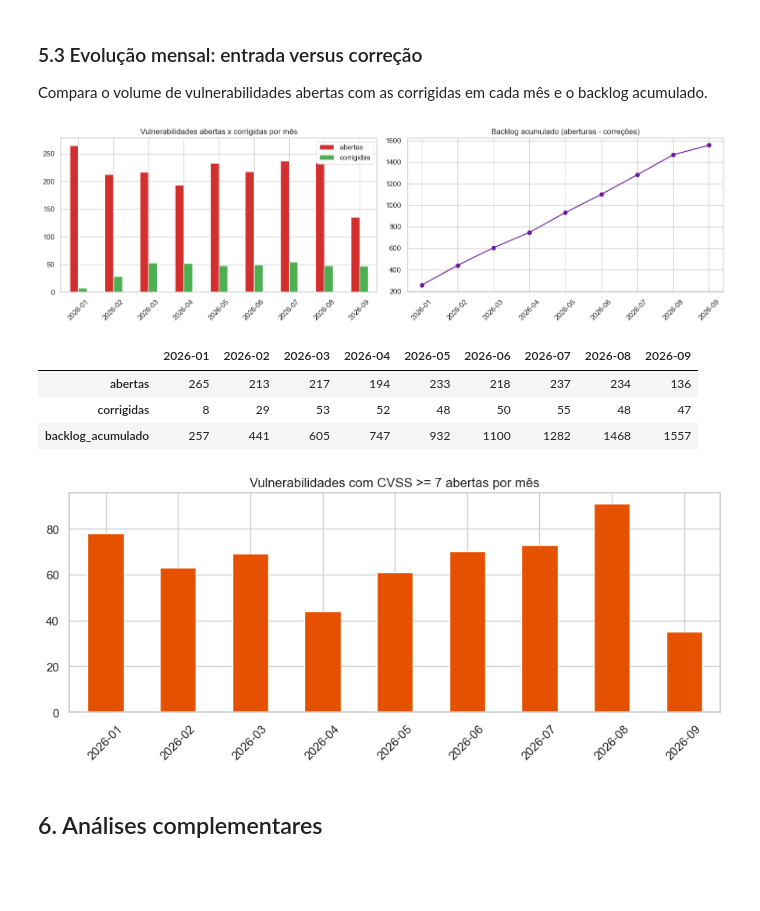
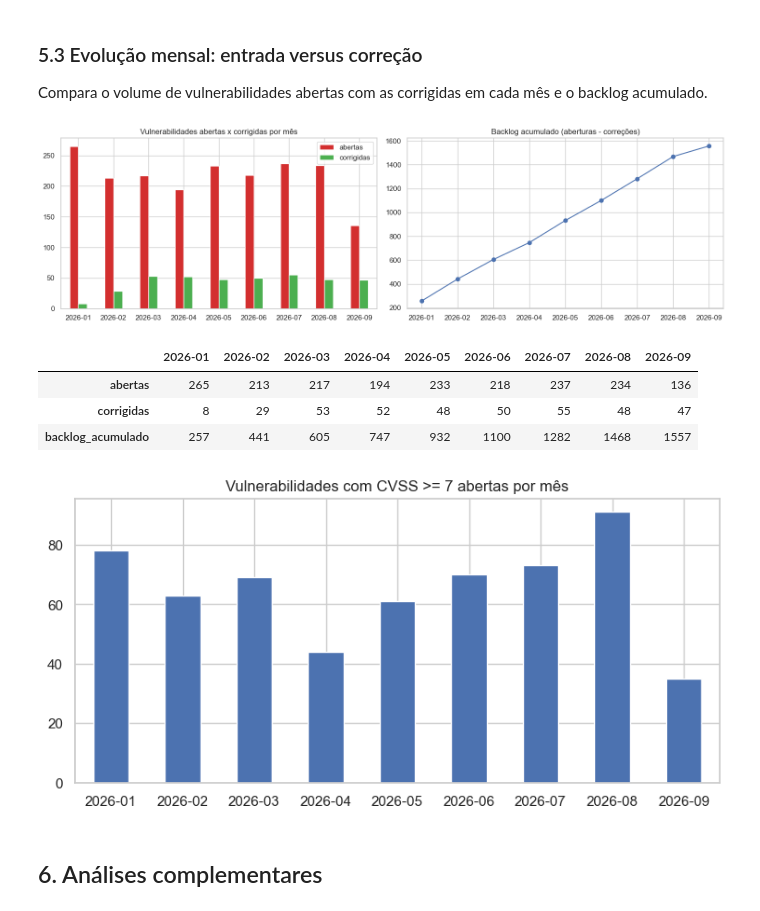
Before and after one commit to Moutt/CyberSecurity-Analytics, a Jupyter notebook: notebooks/analise_de_risco.ipynb, the cells around one changed output. Saved outputs shown, nothing was run; the diff lists cells and outputs as text; code cells hidden in the pictures; blank space fills up the shorter version.

```diff
--- a/notebooks/analise_de_risco.ipynb
+++ b/notebooks/analise_de_risco.ipynb
@@ -440,20 +440,19 @@ entradas = vulnerabilidades_df.dropna(subset=['data_abertura']).groupby(vulnerab
 saidas = (vulnerabilidades_df[vulnerabilidades_df.corrigida & ~vulnerabilidades_df.flag_data_correcao_futura].dropna(subset=['data_correcao'])
           .groupby(vulnerabilidades_df['data_correcao'].dt.to_period('M')).size())
 mensal = pd.DataFrame({'abertas': entradas, 'corrigidas': saidas}).fillna(0)
-mensal = mensal[mensal.index <= '2026-09']      # outubro é parcial
+mensal = mensal[mensal.index <= '2026-09']      # outubro sendo parcial
 mensal['backlog_acumulado'] = (mensal.abertas - mensal.corrigidas).cumsum()
 mensal.index = mensal.index.astype(str)
 
 fig, ax = plt.subplots(1, 2, figsize=(15, 4.5))
 mensal[['abertas', 'corrigidas']].plot(kind='bar', ax=ax[0], color=['#d32f2f', '#4caf50'])
-ax[0].set_title('Vulnerabilidades abertas x corrigidas por mês'); ax[0].set_xlabel(''); ax[0].tick_params(axis='x', rotation=45)
-mensal['backlog_acumulado'].plot(marker='o', ax=ax[1], color='#6a1b9a')
+ax[0].set_title('Vulnerabilidades abertas x corrigidas por mês'); ax[0].set_xlabel(''); ax[0].tick_params(axis='x', rotation=0)
+mensal['backlog_acumulado'].plot(marker='o', ax=ax[1])
 ax[1].set_title('Backlog acumulado (aberturas - correções)'); ax[1].set_xlabel('')
-ax[1].tick_params(axis='x', rotation=45)
 plt.tight_layout(); plt.show()
 mensal.astype(int).T
 # %% [output]
-[figure, old version]
+[figure, new version]
 |  | 2026-01 | 2026-02 | 2026-03 | 2026-04 | 2026-05 | 2026-06 | 2026-07 | 2026-08 | 2026-09 |
 | abertas | 265 | 213 | 217 | 194 | 233 | 218 | 237 | 234 | 136 |
 | corrigidas | 8 | 29 | 53 | 52 | 48 | 50 | 55 | 48 | 47 |
@@ -461,12 +460,16 @@ mensal.astype(int).T
 # %%
 # Vulnerabilidades graves (CVSS >= 7) abertas por mês
 graves_mes = vulnerabilidades_df[(vulnerabilidades_df.cvss_score >= 7)].dropna(subset=['data_abertura']).groupby(vulnerabilidades_df['data_abertura'].dt.to_period('M')).size()
 graves_mes = graves_mes[graves_mes.index <= '2026-09']
 graves_mes.index = graves_mes.index.astype(str)
-graves_mes.plot(kind='bar', figsize=(9, 4), color='#e65100')
-plt.title('Vulnerabilidades com CVSS >= 7 abertas por mês'); plt.xlabel(''); plt.xticks(rotation=45); plt.tight_layout(); plt.show()
+
+graves_mes.plot(kind='bar', figsize=(9, 4))
+plt.title('Vulnerabilidades com CVSS >= 7 abertas por mês')
+plt.xlabel('')
+plt.xticks(rotation=0)
+plt.show()
 # %% [output]
-[figure, old version]
+[figure, new version]
 # %% [markdown]
 ## 6. Análises complementares
 # %% [markdown]
```
Also changed, not shown: parts of 1 cell of this notebook.
